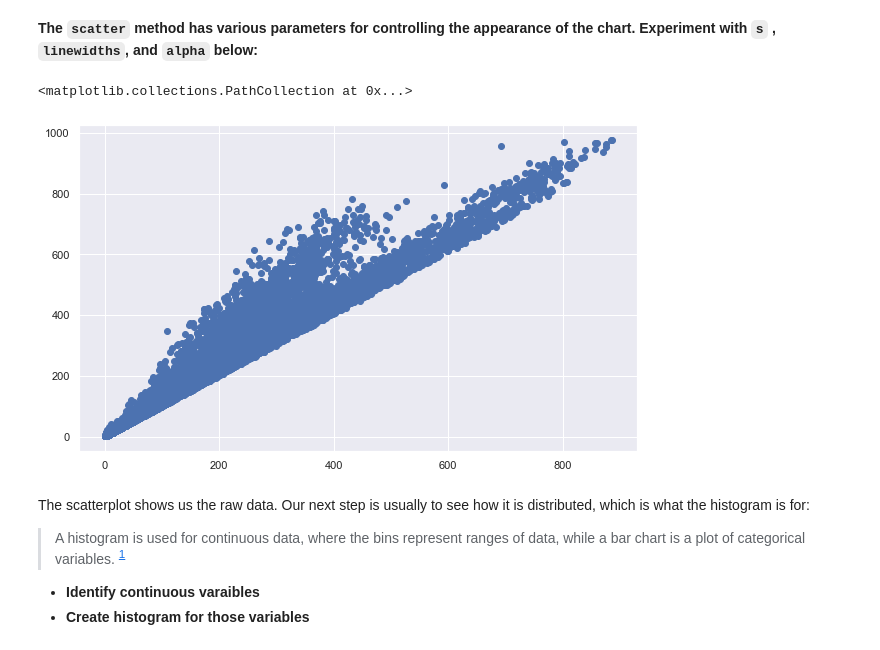
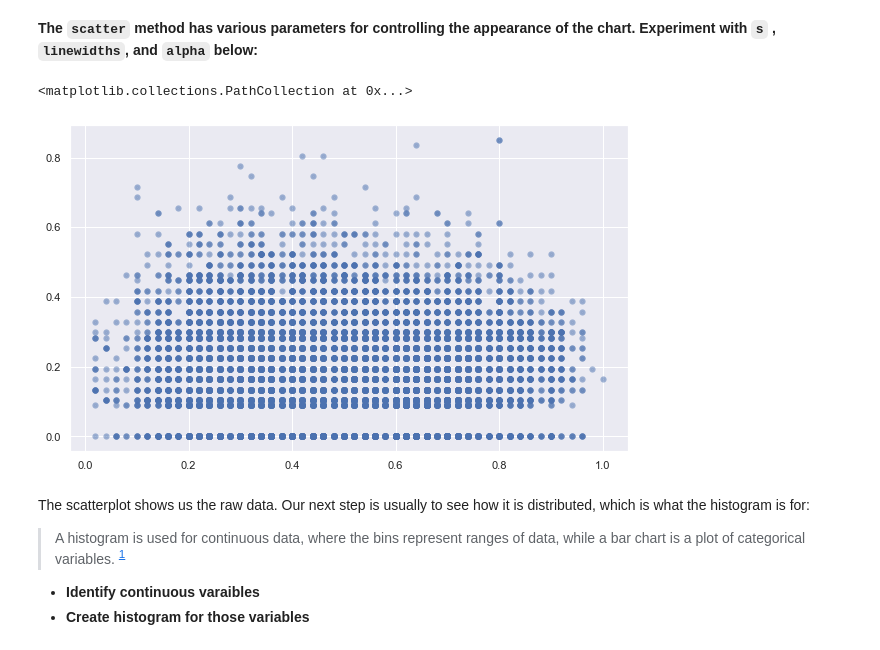
Before and after one commit to reediredale/institute-of-data, a Jupyter notebook: Module 2/Lab 2.1.2.ipynb, the cells around one changed output. Drawn from its saved outputs; the diff is of its cells as text; code cells hidden in the pictures.

```diff
--- a/Module 2/Lab 2.1.2.ipynb
+++ b/Module 2/Lab 2.1.2.ipynb
@@ -82,10 +80,10 @@ plt.show()
 **The `scatter` method has various parameters for controlling the appearance of the chart. Experiment with `s` , `linewidths`, and `alpha` below:**
 # %%
 #ANSWER
-plt.scatter(bikes['registered'], bikes['cnt'])
+plt.scatter(x = bikes['temp'], y = bikes['windspeed'], s = 5, linewidths = 4, alpha = 0.5)
 # %% [output]
 <matplotlib.collections.PathCollection at 0x...>
-[figure, old version]
+[figure, new version]
 # %% [markdown]
 The scatterplot shows us the raw data. Our next step is usually to see how it is distributed, which is what the histogram is for:
 
```
Also changed, not shown: parts of 10 cells of this notebook.
